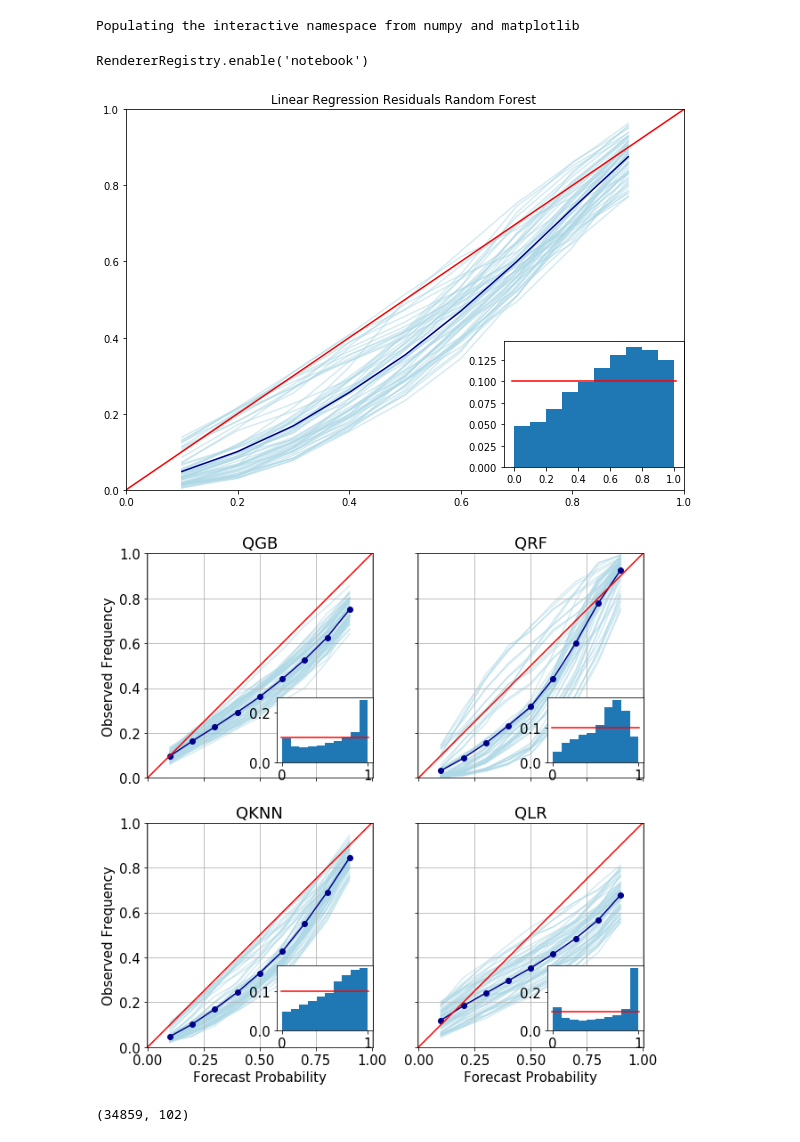
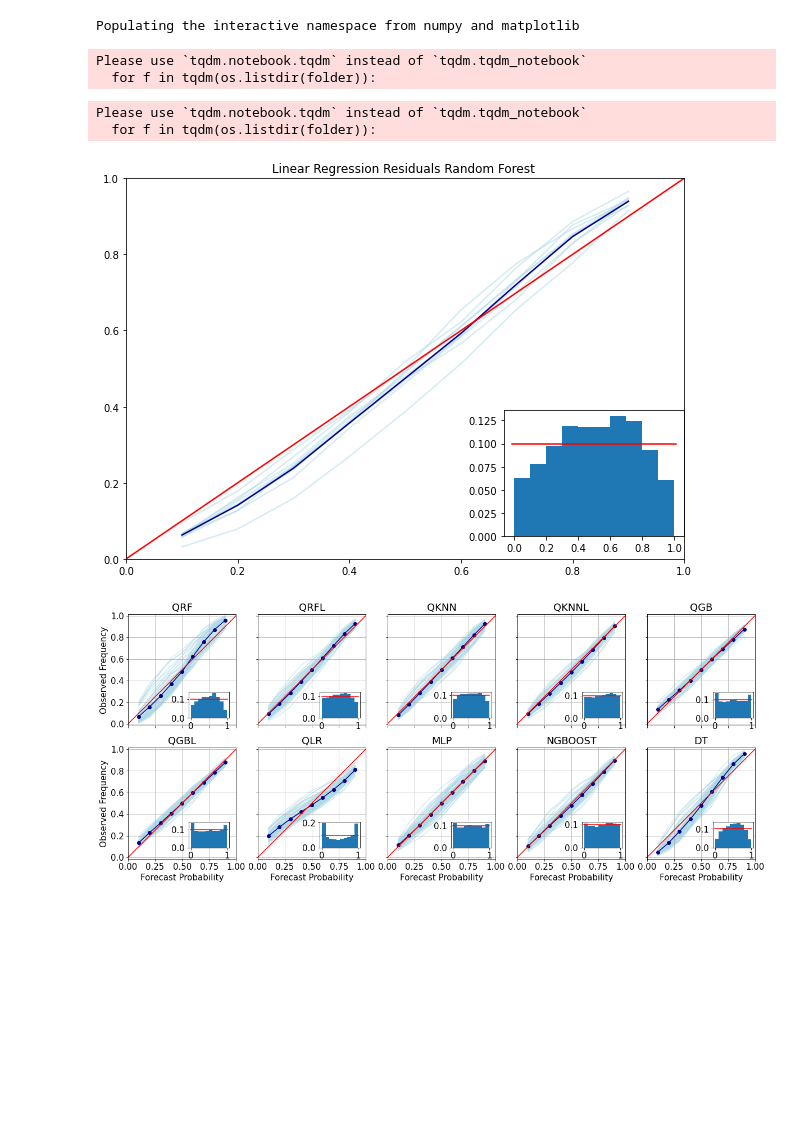
Before and after one commit to rezpe/proba_forecast, a Jupyter notebook: notebooks/Rel Sharp Evo Evaluation Charts.ipynb, the cells around one changed output. Cells and saved outputs as stored; diff of their text form; code cells hidden in the pictures; blank space fills up the shorter version.

```diff
--- a/notebooks/Rel Sharp Evo Evaluation Charts.ipynb
+++ b/notebooks/Rel Sharp Evo Evaluation Charts.ipynb
@@ -5,7 +5,6 @@ import os
 import json
 from pandas.io.json import json_normalize
 import altair as alt
-alt.renderers.enable('notebook', embed_options={'actions': True})
+#alt.renderers.enable('notebook', embed_options={'actions': True})
 # %% [output]
 Populating the interactive namespace from numpy and matplotlib
-RendererRegistry.enable('notebook')
@@ -12,10 +13,21 @@ RendererRegistry.enable('notebook')
+# %%
+json_results = []
+folder="../cal_new_training/"
+for f in tqdm(os.listdir(folder)):
+    json_results.append(json.load(open(folder+"/"+f)))
+
+folder="../dt_2021_cal_results/json_files/"
+for f in tqdm(os.listdir(folder)):
+    json_results.append(json.load(open(folder+"/"+f)))
+# %% [output]
+Please use `tqdm.notebook.tqdm` instead of `tqdm.tqdm_notebook`
+  for f in tqdm(os.listdir(folder)):
+Please use `tqdm.notebook.tqdm` instead of `tqdm.tqdm_notebook`
+  for f in tqdm(os.listdir(folder)):
 # %%
-json_results = []
-folder="all_models_30_08_2019e/"
-for f in os.listdir(folder):
-    json_results.append(json.load(open(folder+f)))
 df = pd.DataFrame(json_results)
 df.columns=["horizon","method",2,3]
+df["horizon"]=df["horizon"].astype(int)
 df["pred"]=df.apply(lambda row:row[2]["all"], axis=1)
 df["target"]=df.apply(lambda row:row[2]["target"], axis=1)
 # %%
@@ -48,7 +60,7 @@ method = "QRFL"
 rels = []
 sharps = []
 
-for horizon in np.arange(1,60):
+for horizon in np.arange(1,10):
     pred = df[(df["horizon"]==horizon)&(df["method"]==method)]["pred"].iloc[0]
     target = df[(df["horizon"]==horizon)&(df["method"]==method)]["target"].iloc[0]
 
@@ -80,12 +92,21 @@ ax2.bar(.05+np.arange(0,10)/10,pd.DataFrame(sharps).mean(),width=.1)
 
 plt.show()
 # %% [output]
-[figure, old version]
+[figure, new version]
+# %%
+order_methods="""QRF
+QRFL
+QKNN
+QKNNL
+QGB
+QGBL
+QLR
+MLP
+NGBOOST
+DT""".split("\n")
 # %%
 df["pred"]=df.apply(lambda row:row[2]["all"], axis=1)
 df["target"]=df.apply(lambda row:row[2]["target"], axis=1)
-
-method = "QRFL"
 
 plt.rcParams.update({'font.size': 15})
 
@@ -103,43 +124,51 @@ def draw(method,title,x,y,left,bottom):
         sharps.append(sharp)
 
 
     # Draw the average
     quantiles = np.arange(1,10)/10
     #Reliability Diagram
     plt.title(title)
-    plt.axis('equal');
+    plt.axis('equal')
     plt.gca().axes.set_xlim(0, 1)
     plt.gca().axes.set_ylim(0, 1)
     plt.gca().yaxis.grid(True)
     plt.gca().xaxis.grid(True)
     for rel in rels:
         plt.plot(quantiles,rel,alpha=0.5,color="lightblue",zorder=-1)
     plt.plot(quantiles,pd.DataFrame(rels).mean(),color="darkblue",alpha=1)
     plt.scatter(quantiles,pd.DataFrame(rels).mean(),color="darkblue",alpha=1,zorder=2)
     plt.plot([0,1],[0,1],c="red")
     if bottom:
         plt.xlabel("Forecast Probability")
     if left:
         plt.ylabel("Observed Frequency")
 
     plt.tick_params(labelleft=left, labelbottom=bottom,)
 
     # These are in unitless percentages of the figure size. (0,0 is bottom left)
-    left, bottom, width, height = [x, y, 0.15, 0.1]
-    ax2 = fig.add_axes([left, bottom, width, height])
+    left, bottom, width, height = [x, y, 0.05, 0.08]
+    ax2 = fig.add_axes([left, bottom, width, height],label=f"ax{method}")
 
     ax2.plot([-0.01,1.01],[.1,.1],c="red")
     ax2.bar(.05+np.arange(0,10)/10,pd.DataFrame(sharps).mean(),width=.1)
 
 
-fig=plt.figure(figsize=(10,10.2))
-plt.subplot(2,2,1)
-draw("QGB","QGB",0.328,0.56,True,False)
-plt.subplot(2,2,2)
-draw("QRF","QRF",0.75,.56,False,False)
-plt.subplot(2,2,3)
-draw("QKNN","QKNN",.328,0.15,True,True)
-plt.subplot(2,2,4)
-draw("QLR","QLR",.75,.15,False,True)
+fig=plt.figure(figsize=(20,8))
+
+for i,label in enumerate(order_methods):
+    plt.subplot(2,5,i+1)
+    # Small chart pos
+    xsc = 0.2+(i%5)*0.162
+    ysc = 0.16+(1-int(i/5))*0.4
+    left = False
+    if i == 0 or i == 5:
+        left=True
+
+    bottom = False
+    if i>4:
+        bottom=True
+    draw(label,label,xsc,ysc,left,bottom)
+
+plt.savefig("reliability_sharpness.png")
 # %% [output]
-[figure, old version]
+[figure, new version]
@@ -154,4 +174,0 @@ for horizon in tqdm(np.arange(1,60)):
-# %%
-X_train.shape
-# %% [output]
-(34859, 102)
```
Also changed, not shown: parts of 28 cells of this notebook, 10 other files.
